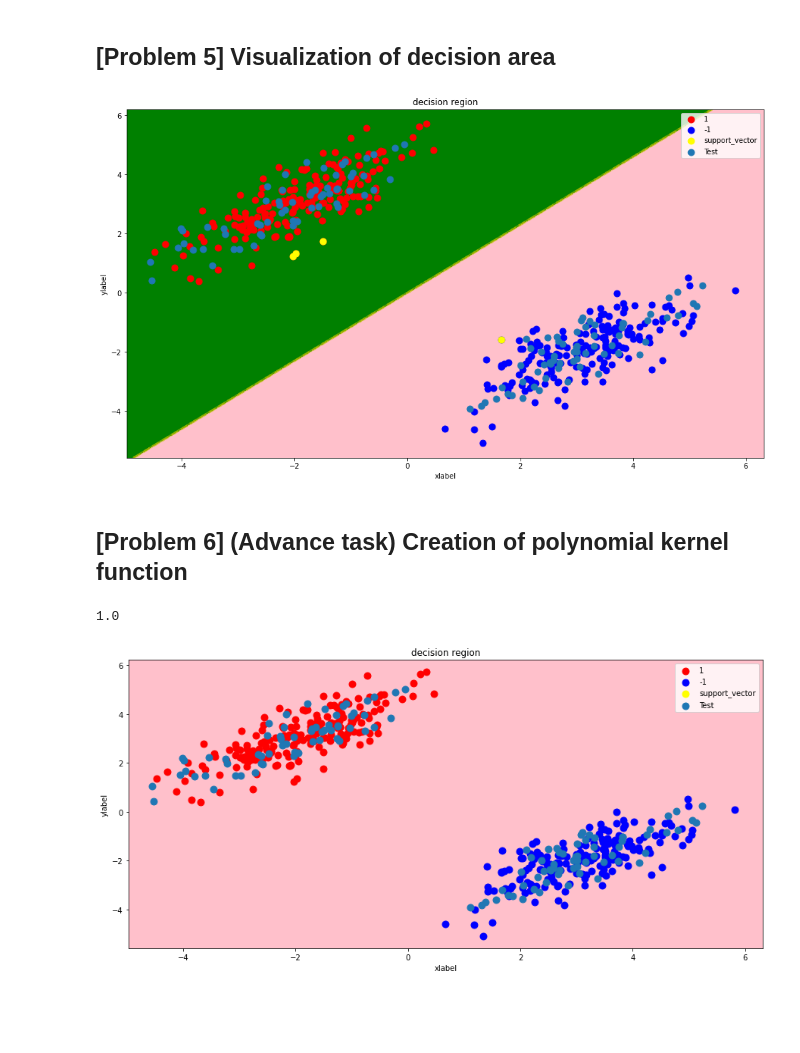
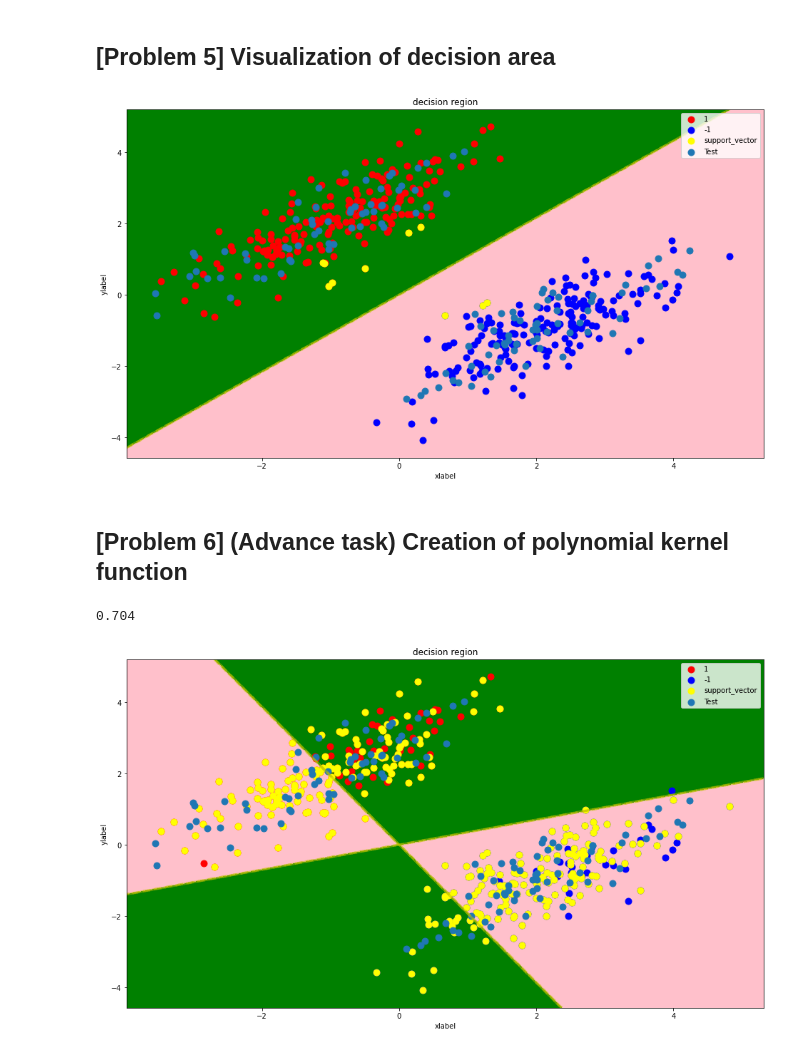
Before and after one commit to Baroka-wp/dive_ML, a Jupyter notebook: Sprint5_SVM.ipynb, the cells around one changed output. Cells and saved outputs as stored; diff of their text form; code cells hidden in the pictures; blank space fills up the shorter version.

```diff
--- a/Sprint5_SVM.ipynb
+++ b/Sprint5_SVM.ipynb
@@ -175,8 +175,8 @@ class ScratchSVMClassifier():
 # %%
 np.random.seed(0)
 n_samples = 500
-feature_0 = [-2, 3]
-feature_1 = [3, -2]
+feature_0 = [-1, 2]
+feature_1 = [2, -1]
 cov = [[1.0,0.8], [0.8, 1.0]]
 feature_0 = np.random.multivariate_normal(feature_0, cov, n_samples // 2)
 feature_1 = np.random.multivariate_normal(feature_1, cov, n_samples // 2)
@@ -260,20 +260,23 @@ decision_region(X_train,y_train,model)
 plt.scatter(X_test[:,0], X_test[:,1], s=80, label="Test")
 plt.legend();
 # %% [output]
-[figure, old version]
+[figure, new version]
 # %% [markdown]
 ## [Problem 6] (Advance task) Creation of polynomial kernel function
 # %%
-model2 = ScratchSVMClassifier(num_iter=100,lr=0.01,verbose=False,kernel="polly",degree=2)
+model2 = ScratchSVMClassifier(num_iter=100,lr=0.01,
+                              verbose=False,
+                              kernel="polly",
+                              degree=2)
 model2.fit(X_train,y_train)
-y_pred_polly = model.predict(X_test)
+y_pred_polly = model2.predict(X_test)
 print(accuracy_score(y_test,y_pred_polly))
 # %% [output]
-1.0
+0.704
 # %%
-fig, ax = plt.subplots(figsize=(15,7))
+fig, ax = plt.subplots(figsize=(16,9))
 decision_region(X_train,y_train,model2)
 plt.scatter(X_test[:,0], X_test[:,1], s=80, label="Test")
 plt.legend();
 # %% [output]
-[figure, old version]
+[figure, new version]
```
Also changed, not shown: parts of 1 cell of this notebook.
